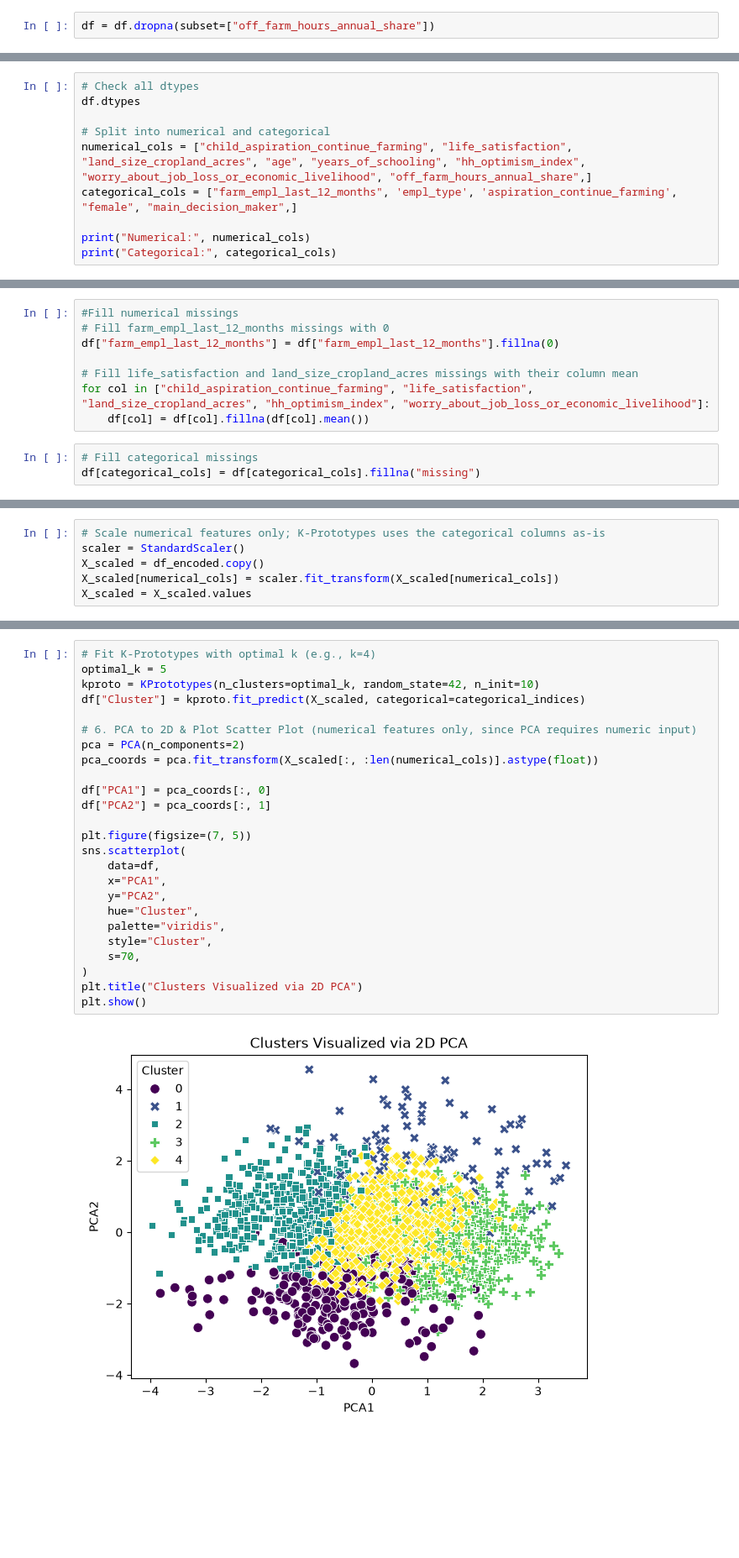
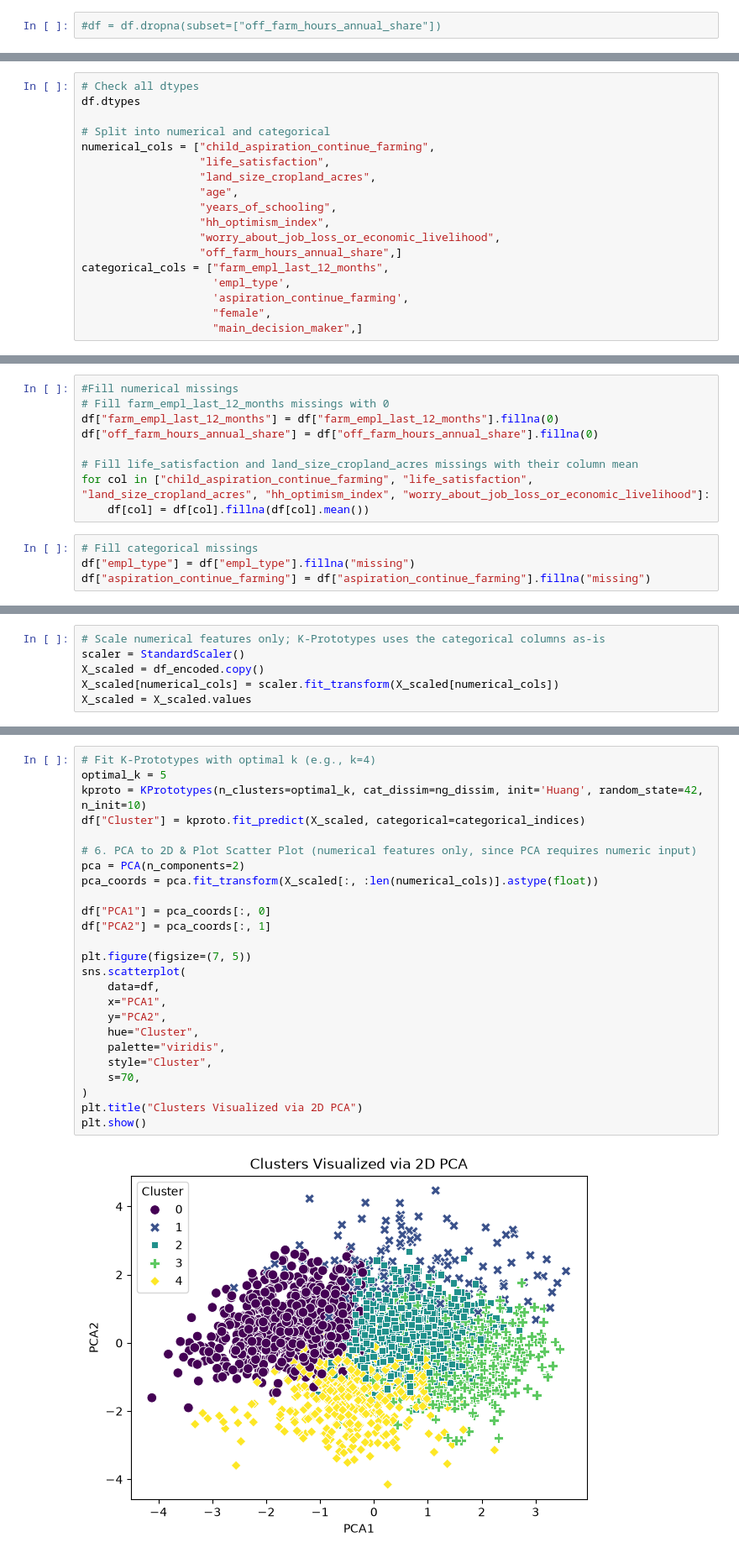
Before and after one commit to fra-c08-job-futures/c08-farming-exit, a Jupyter notebook: notebooks/99_clustering_kprototypes.ipynb, the cells around one changed output, grey strips where cells are left out. Shown at 84% size. Cells and saved outputs as stored; diff of their text form; blank space fills up the shorter version.

Commit message:
work on kprototypes

```diff
--- a/notebooks/99_clustering_kprototypes.ipynb
+++ b/notebooks/99_clustering_kprototypes.ipynb
@@ -47,7 +46,7 @@ len(df)
 # %% [output]
 2974
 # %%
-df = df.dropna(subset=["off_farm_hours_annual_share"])
+#df = df.dropna(subset=["off_farm_hours_annual_share"])
 # %%
 len(df)
 # %% [output]
@@ -61,8 +60,16 @@ df = df.drop(columns=['personal_id'])
 df.dtypes
 
 # Split into numerical and categorical
-numerical_cols = ["child_aspiration_continue_farming", "life_satisfaction", "land_size_cropland_acres", "age", "years_of_schooling", "hh_optimism_index", "worry_about_job_loss_or_economic_livelihood", "off_farm_hours_annual_share",]
-categorical_cols = ["farm_empl_last_12_months", 'empl_type', 'aspiration_continue_farming', "female", "main_decision_maker",]
-
-print("Numerical:", numerical_cols)
-print("Categorical:", categorical_cols)
+numerical_cols = ["child_aspiration_continue_farming",
+                  "life_satisfaction",
+                  "land_size_cropland_acres",
+                  "age",
+                  "years_of_schooling",
+                  "hh_optimism_index",
+                  "worry_about_job_loss_or_economic_livelihood",
+                  "off_farm_hours_annual_share",]
+categorical_cols = ["farm_empl_last_12_months",
+                    'empl_type',
+                    'aspiration_continue_farming',
+                    "female",
+                    "main_decision_maker",]
@@ -101,13 +105,15 @@ for col in numerical_cols:
 #Fill numerical missings
 # Fill farm_empl_last_12_months missings with 0
 df["farm_empl_last_12_months"] = df["farm_empl_last_12_months"].fillna(0)
+df["off_farm_hours_annual_share"] = df["off_farm_hours_annual_share"].fillna(0)
 
 # Fill life_satisfaction and land_size_cropland_acres missings with their column mean
 for col in ["child_aspiration_continue_farming", "life_satisfaction", "land_size_cropland_acres", "hh_optimism_index", "worry_about_job_loss_or_economic_livelihood"]:
     df[col] = df[col].fillna(df[col].mean())
 # %%
 # Fill categorical missings
-df[categorical_cols] = df[categorical_cols].fillna("missing")
+df["empl_type"] = df["empl_type"].fillna("missing")
+df["aspiration_continue_farming"] = df["aspiration_continue_farming"].fillna("missing")
 # %%
 # K-Prototypes handles categorical features natively, so no one-hot encoding is needed.
 # Just keep column order as numerical + categorical and note the categorical column positions.
@@ -148,27 +150,27 @@ plt.show()
 # %%
 # Fit K-Prototypes with optimal k (e.g., k=4)
 optimal_k = 5
-kproto = KPrototypes(n_clusters=optimal_k, random_state=42, n_init=10)
+kproto = KPrototypes(n_clusters=optimal_k, cat_dissim=ng_dissim, init='Huang', random_state=42, n_init=10)
 df["Cluster"] = kproto.fit_predict(X_scaled, categorical=categorical_indices)
 
 # 6. PCA to 2D & Plot Scatter Plot (numerical features only, since PCA requires numeric input)
 pca = PCA(n_components=2)
 pca_coords = pca.fit_transform(X_scaled[:, :len(numerical_cols)].astype(float))
 
 df["PCA1"] = pca_coords[:, 0]
 df["PCA2"] = pca_coords[:, 1]
 
 plt.figure(figsize=(7, 5))
 sns.scatterplot(
     data=df,
     x="PCA1",
     y="PCA2",
     hue="Cluster",
     palette="viridis",
     style="Cluster",
     s=70,
 )
 plt.title("Clusters Visualized via 2D PCA")
 plt.show()
 # %% [output]
-[figure, old version]
+[figure, new version]
```
Also changed, not shown: parts of 9 cells of this notebook.
